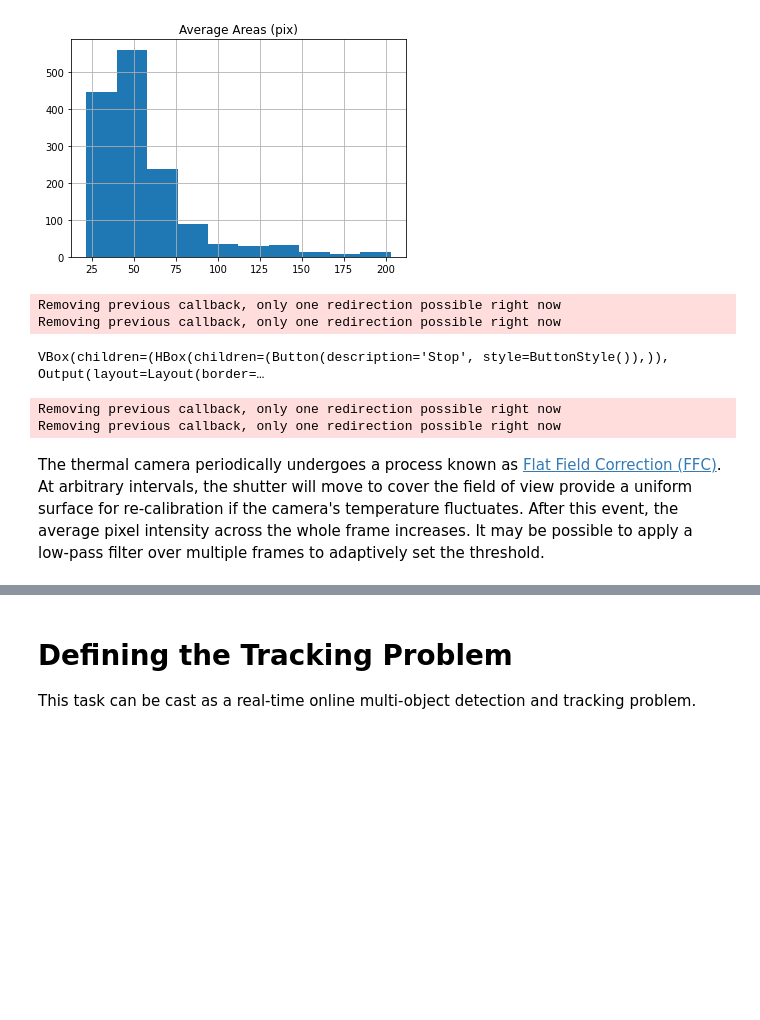
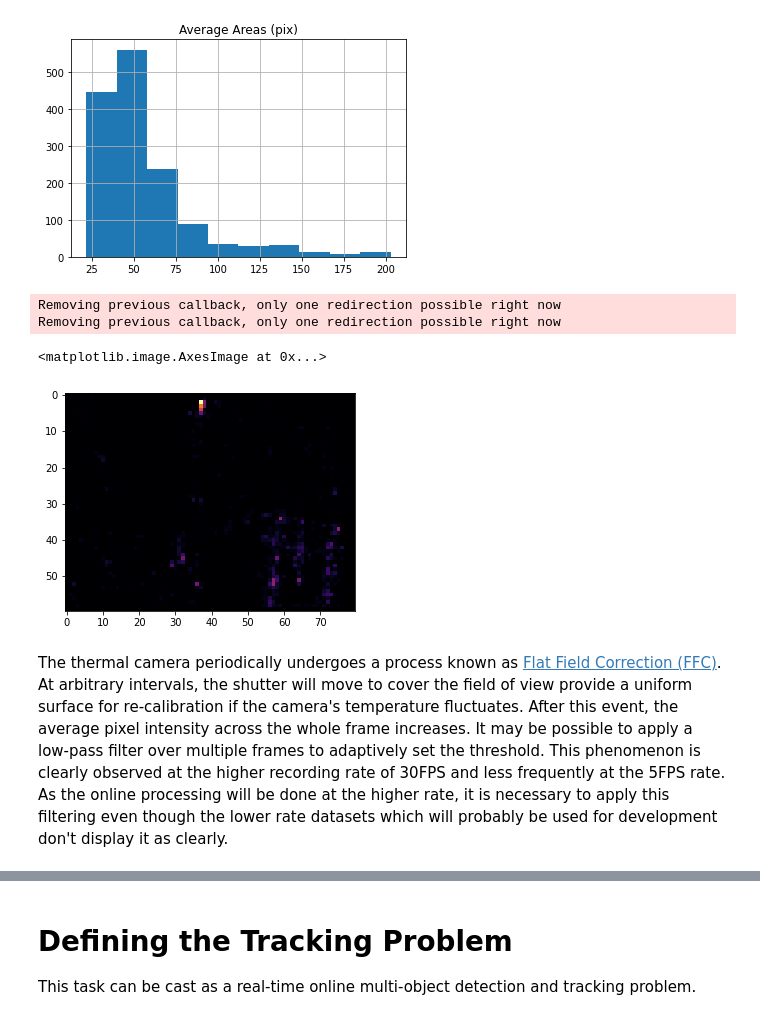
Before and after one commit to edwardwterry/chicken-monitoring, a Jupyter notebook: notebooks/eda.ipynb, the cells around one changed output, grey strips where cells are left out. Drawn from its saved outputs; the diff is of its cells as text; code cells hidden in the pictures; blank space fills up the shorter version.

```diff
--- a/notebooks/eda.ipynb
+++ b/notebooks/eda.ipynb
@@ -124,7 +129,8 @@ hc = 1080 * color_k
 wt = 80
 ht = 60
 wtc = int((1650 * color_k - dx))
-htc = int((940 * color_k - dy))
+scaled_h = ht / wt * (1650-410)
+htc = int((scaled_h * color_k - dy))
 
 scale = np.identity(3)
 trans = np.identity(3)
@@ -138,6 +144,8 @@ times = []
 average_areas = []
 contours_therm = None
 processed_therm = None
+mean_therms = []
+occ_hm = np.zeros((ht, wt))
 
 def therm_clbk(msg):
     '''
@@ -146,8 +154,15 @@ def therm_clbk(msg):
     '''
     global contours_therm
     global processed_therm
-    processed_therm, contours_therm = process_thermal(msg)
-#     set_c(contours_therm)
+    processed_therm, contours_therm, mean_therm = process_thermal(msg)
+    average_area = 0
+    count = 1;
+    for c in contours_therm:
+        average_area += (cv2.contourArea(c) - average_area)/count;
+        count += 1;
+    times.append(msg.header.stamp.secs)
+    average_areas.append(average_area)
+    mean_therms.append(mean_therm[0])
     therm_pub.publish(br.cv2_to_imgmsg(processed_therm))
 
 def color_clbk(msg):
@@ -161,23 +176,20 @@ def color_clbk(msg):
             rect = cv2.minAreaRect(c)
             box_t = cv2.boxPoints(rect)
             box_t = np.int0(box_t)
-#             print(box_t)
             box_c = []
+            center_t = [0,0]
+            count = 1
             for p in box_t:
+                center_t[0] += (box_t[count-1][0] - center_t[0])/count
+                center_t[1] += (box_t[count-1][1] - center_t[1])/count
                 p = np.append(p, 1.0) # make homogeneous
                 res = np.dot(T_color_therm, p)
                 res = [int(x) for x in res]
                 box_c.append(res[0:2])
-#                 mask[res[1], res[0]] = 1
+                count += 1
+            center_t = np.int0(center_t)
+            occ_hm[center_t[1], center_t[0]] += 1
             box_c = np.array(box_c)
-#             print(box_c)
             cv2.drawContours(processed_color, [box_c], 0,(0,255,0),5)
-
-                #                 mask = cv2.dilate(mask, kernel)
-#         mask_inv = cv2.bitwise_not(mask)
-#         processed_color = cv2.bitwise_and(processed_color,processed_color,mask = mask_inv)
         processed_color = cv2.rectangle(processed_color, (dx, dy), (dx + wtc, dy + htc), (255, 255, 0), 5)
-
-#         proc[np.where(mask == 1)] = [0, 255, 0]
-        color_pub.publish(br.cv2_to_imgmsg(processed_color, encoding='rgb8'))
-#         plt.imshow(processed_color)
+        color_pub.publish(br.cv2_to_imgmsg(processed_color, encoding='bgr8'))
@@ -184,19 +202,13 @@ def color_clbk(msg):
 # %%
-# Listen to thermal image topic and play rosbag
-jr.subscribe("thermal/camera/image_raw_throttle", Image, therm_clbk)
-jr.subscribe("color/camera/image_raw_throttle", Image, color_clbk)
+# Listen to topics and play rosbag
+jr.subscribe("thermal/camera/image_raw_throttle/compressed", CompressedImage, therm_clbk)
+jr.subscribe("color/camera/image_raw_throttle/compressed", CompressedImage, color_clbk)
+with prb.BagPlayer("/home/ed/Data/2020-06-13-14-00-00_test/feeding/2020-06-13-14-20-38_0.bag") as example:
+    example.play(publish_rate_multiplier=100.0)
+    while example.is_running:
+        pass
 # %% [output]
 Removing previous callback, only one redirection possible right now
 Removing previous callback, only one redirection possible right now
-VBox(children=(HBox(children=(Button(description='Stop', style=ButtonStyle()),)), Output(layout=Layout(border=…
-# %%
-# Listen to thermal image topic and play rosbag
-with prb.BagPlayer("/home/ed/Data/2020-06-13-14-00-00_test/feeding/2020-06-13-14-20-38_0.bag") as example:
-    example.play(publish_rate_multiplier=1.0)
-    while example.is_running:
-        pass
-# %% [output]
-Removing previous callback, only one redirection possible right now
-Removing previous callback, only one redirection possible right now
 # %%
 # Make a histogram of the chicken colors based on the overlaid segmentation masks from the thermal camera
@@ -205,6 +215,12 @@ Removing previous callback, only one redirection possible right now
+# %%
+# Heatmap for chicken location
+plt.imshow(occ_hm, cmap='inferno')
+# %% [output]
+<matplotlib.image.AxesImage at 0x...>
+[figure, added]
 # %%
 # When they are close to each other, they appear to merge in the thermal image
 # %% [markdown]
-The thermal camera periodically undergoes a process known as [Flat Field Correction (FFC)](https://www.flir.com/support-center/oem/what-calibration-terms-are-applied-in-the-camera-there-is-the-ffc-and-also-the-gain-calibration.-are-there-others-can-i-do-my-own-calibration/). At arbitrary intervals, the shutter will move to cover the field of view provide a uniform surface for re-calibration if the camera's temperature fluctuates. After this event, the average pixel intensity across the whole frame increases. It may be possible to apply a low-pass filter over multiple frames to adaptively set the threshold.
+The thermal camera periodically undergoes a process known as [Flat Field Correction (FFC)](https://www.flir.com/support-center/oem/what-calibration-terms-are-applied-in-the-camera-there-is-the-ffc-and-also-the-gain-calibration.-are-there-others-can-i-do-my-own-calibration/). At arbitrary intervals, the shutter will move to cover the field of view provide a uniform surface for re-calibration if the camera's temperature fluctuates. After this event, the average pixel intensity across the whole frame increases. It may be possible to apply a low-pass filter over multiple frames to adaptively set the threshold. This phenomenon is clearly observed at the higher recording rate of 30FPS and less frequently at the 5FPS rate. As the online processing will be done at the higher rate, it is necessary to apply this filtering even though the lower rate datasets which will probably be used for development don't display it as clearly.
 # %%
 # Show an example of this phenomenon and plot the change of the average pixel intensity
```
Also changed, not shown: parts of 17 cells of this notebook, 12 other files.
